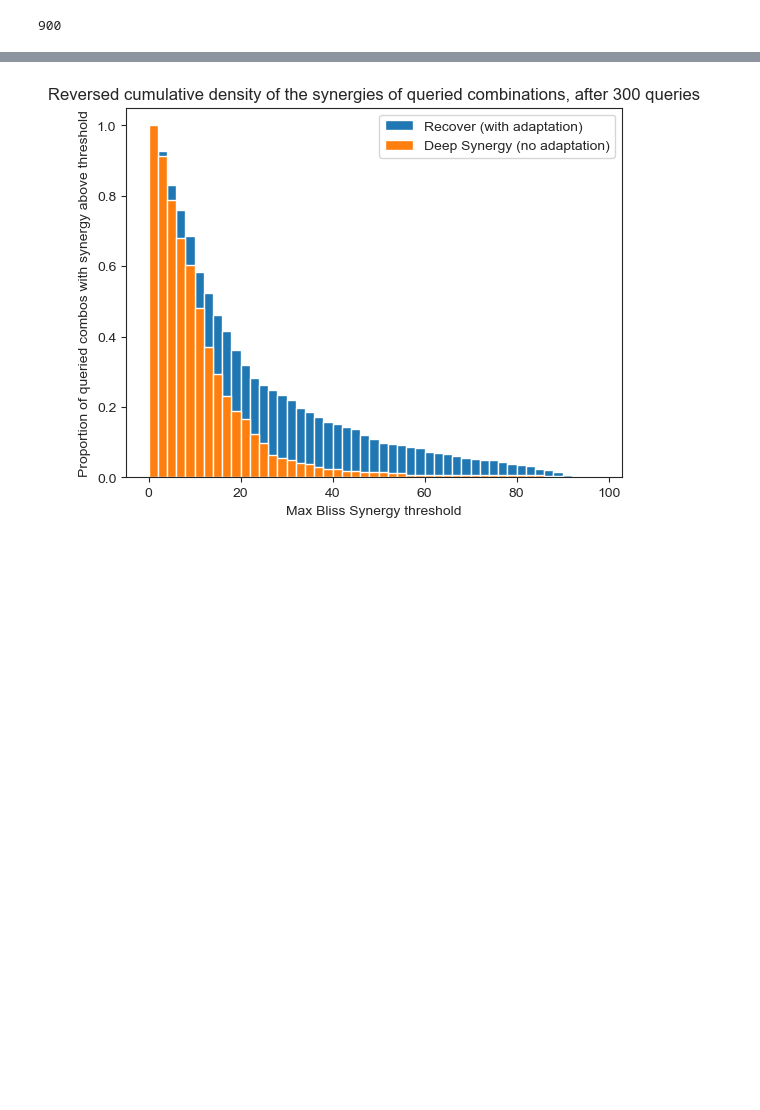
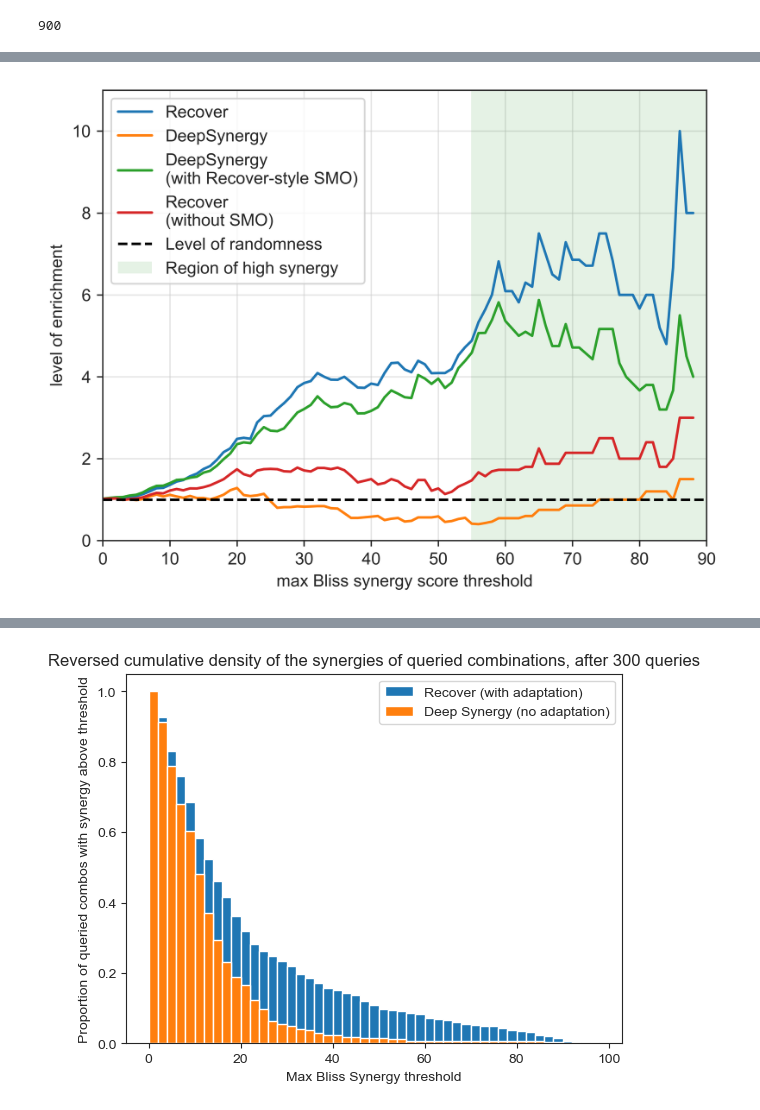
Before and after one commit to RECOVERcoalition/Recover, a Jupyter notebook: recover/notebooks/Analyse_AL_performanceExtended.ipynb, the cells around one changed output, grey strips where cells are left out. Cells and saved outputs as stored; diff of their text form; code cells hidden in the pictures; blank space fills up the shorter version.

```diff
--- a/recover/notebooks/Analyse_AL_performanceExtended.ipynb
+++ b/recover/notebooks/Analyse_AL_performanceExtended.ipynb
@@ -273,0 +275,51 @@ plt.show()
+# %%
+list_length = len(queried_synergies_recover)
+
+x_min = 0
+x_max = 89
+
+reversed_cum_dist_deep_syn = [sum([s > x for s in queried_synergies_deep_syn])/list_length
+                     for x in range(x_min, x_max)]
+reversed_cum_dist_recover = [sum([s > x for s in queried_synergies_recover])/list_length
+                     for x in range(x_min, x_max)]
+reversed_cum_dist_deep_syn_no_adapt = [sum([s > x for s in queried_synergies_deep_syn_no_adapt])/list_length
+                     for x in range(x_min, x_max)]
+reversed_cum_dist_recover_no_adapt = [sum([s > x for s in queried_synergies_recover_no_adapt])/list_length
+                     for x in range(x_min, x_max)]
+reversed_cum_dist_random = [sum([s > x for s in queried_synergies_random])/list_length
+                     for x in range(x_min, x_max)]
+# %%
+enrichment_deep_syn = [a/(b) for a, b in zip(reversed_cum_dist_deep_syn, reversed_cum_dist_random)]
+enrichment_recover = [a/(b) for a, b in zip(reversed_cum_dist_recover, reversed_cum_dist_random)]
+enrichment_deep_syn_no_adapt = [a/(b) for a, b in zip(reversed_cum_dist_deep_syn_no_adapt,
+                                                             reversed_cum_dist_random)]
+enrichment_recover_no_adapt = [a/(b) for a, b in zip(reversed_cum_dist_recover_no_adapt,
+                                                            reversed_cum_dist_random)]
+
+
+plt.figure(dpi=600)
+plt.plot(range(x_min, x_max), enrichment_recover, label="Recover")
+plt.plot(range(x_min, x_max), enrichment_deep_syn_no_adapt, label="DeepSynergy")
+plt.plot(range(x_min, x_max), enrichment_deep_syn, label="DeepSynergy\n(with Recover-style SMO)")
+plt.plot(range(x_min, x_max), enrichment_recover_no_adapt, label="Recover\n(without SMO)")
+
+plt.axhline(y=1, color='k', linestyle='--', label="Level of randomness")
+# plt.axvline(x=54.9, color='k', linestyle='--', label="Level of randomness")
+plt.axvspan(xmin=54.9, xmax=90, color='green', alpha=0.1, lw=0, label="Region of high synergy")
+
+# plt.yscale("log")
+plt.grid(visible=True, which="major", alpha=0.5)
+plt.grid(visible=True, which="minor", alpha=0.2)
+# plt.ylim(0.3, 30)
+plt.ylim(0, 11)
+plt.xlim(0, 90)
+plt.legend(loc='upper left')
+
+# minor_ticks = [2, 3, 4, 5, 6, 7, 8, 9, 20, 30, 40]
+# plt.yticks(minor_ticks, minor=True)
+plt.xlabel("max Bliss synergy score threshold")
+plt.ylabel("level of enrichment")
+
+plt.show()
+# %% [output]
+[figure, added]
```
Also changed, not shown: parts of 5 cells of this notebook, 26 other files.
